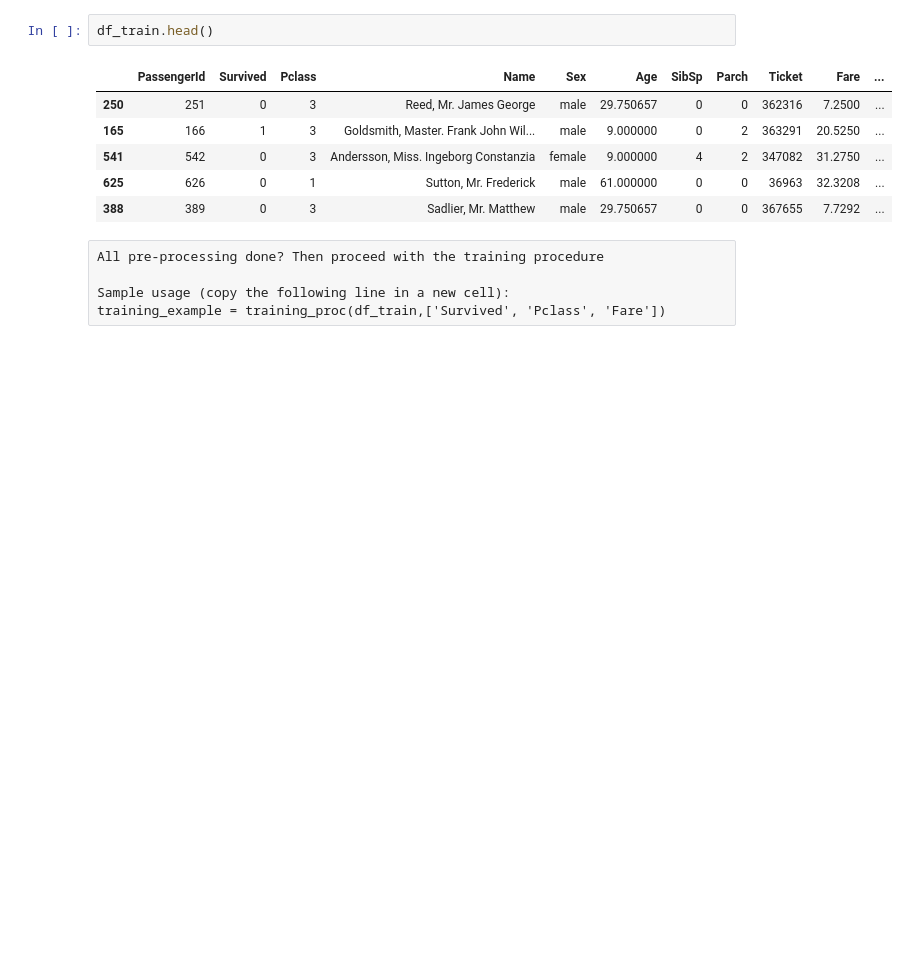
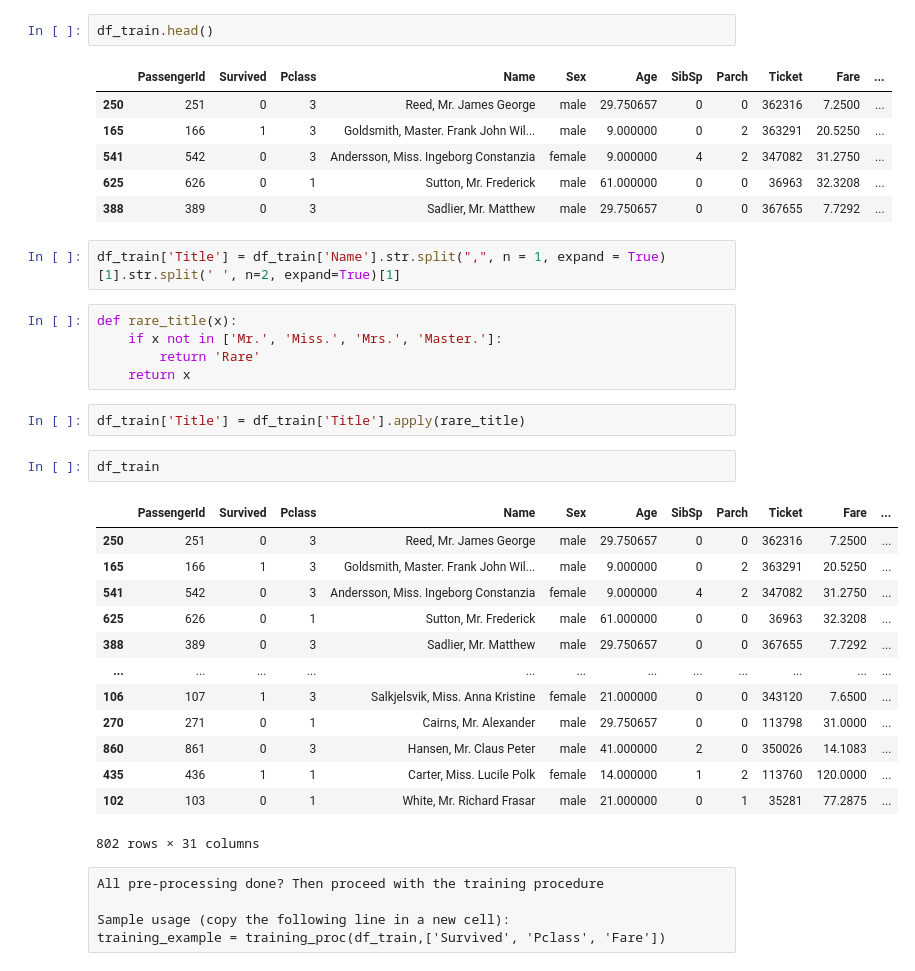
Before and after one commit to m0jibake/Titanic_Repo, a Jupyter notebook: Code/titanic_notebook.ipynb, the cells around one changed output. Drawn from its saved outputs; the diff is of its cells as text; blank space fills up the shorter version.

Commit message:
extract the title from the name

```diff
--- a/Code/titanic_notebook.ipynb
+++ b/Code/titanic_notebook.ipynb
@@ -159,6 +159,31 @@ df_train.head()
 | 541 | 542 | 0 | 3 | Andersson, Miss. Ingeborg Constanzia | female | 9.000000 | 4 | 2 | 347082 | 31.2750 | ... |
 | 625 | 626 | 0 | 1 | Sutton, Mr. Frederick | male | 61.000000 | 0 | 0 | 36963 | 32.3208 | ... |
 | 388 | 389 | 0 | 3 | Sadlier, Mr. Matthew | male | 29.750657 | 0 | 0 | 367655 | 7.7292 | ... |
+# %%
+df_train['Title'] = df_train['Name'].str.split(",", n = 1, expand = True)[1].str.split(' ', n=2, expand=True)[1]
+# %%
+def rare_title(x):
+    if x not in ['Mr.', 'Miss.', 'Mrs.', 'Master.']:
+        return 'Rare'
+    return x
+# %%
+df_train['Title'] = df_train['Title'].apply(rare_title)
+# %%
+df_train
+# %% [output]
+|  | PassengerId | Survived | Pclass | Name | Sex | Age | SibSp | Parch | Ticket | Fare | ... |
+| 250 | 251 | 0 | 3 | Reed, Mr. James George | male | 29.750657 | 0 | 0 | 362316 | 7.2500 | ... |
+| 165 | 166 | 1 | 3 | Goldsmith, Master. Frank John Wil... | male | 9.000000 | 0 | 2 | 363291 | 20.5250 | ... |
+| 541 | 542 | 0 | 3 | Andersson, Miss. Ingeborg Constanzia | female | 9.000000 | 4 | 2 | 347082 | 31.2750 | ... |
+| 625 | 626 | 0 | 1 | Sutton, Mr. Frederick | male | 61.000000 | 0 | 0 | 36963 | 32.3208 | ... |
+| 388 | 389 | 0 | 3 | Sadlier, Mr. Matthew | male | 29.750657 | 0 | 0 | 367655 | 7.7292 | ... |
+| ... | ... | ... | ... | ... | ... | ... | ... | ... | ... | ... | ... |
+| 106 | 107 | 1 | 3 | Salkjelsvik, Miss. Anna Kristine | female | 21.000000 | 0 | 0 | 343120 | 7.6500 | ... |
+| 270 | 271 | 0 | 1 | Cairns, Mr. Alexander | male | 29.750657 | 0 | 0 | 113798 | 31.0000 | ... |
+| 860 | 861 | 0 | 3 | Hansen, Mr. Claus Peter | male | 41.000000 | 2 | 0 | 350026 | 14.1083 | ... |
+| 435 | 436 | 1 | 1 | Carter, Miss. Lucile Polk | female | 14.000000 | 1 | 2 | 113760 | 120.0000 | ... |
+| 102 | 103 | 0 | 1 | White, Mr. Richard Frasar | male | 21.000000 | 0 | 1 | 35281 | 77.2875 | ... |
+802 rows × 31 columns
 # %% [raw]
 All pre-processing done? Then proceed with the training procedure
 
```
Also changed, not shown: parts of 1 cell of this notebook, 1 other file.
